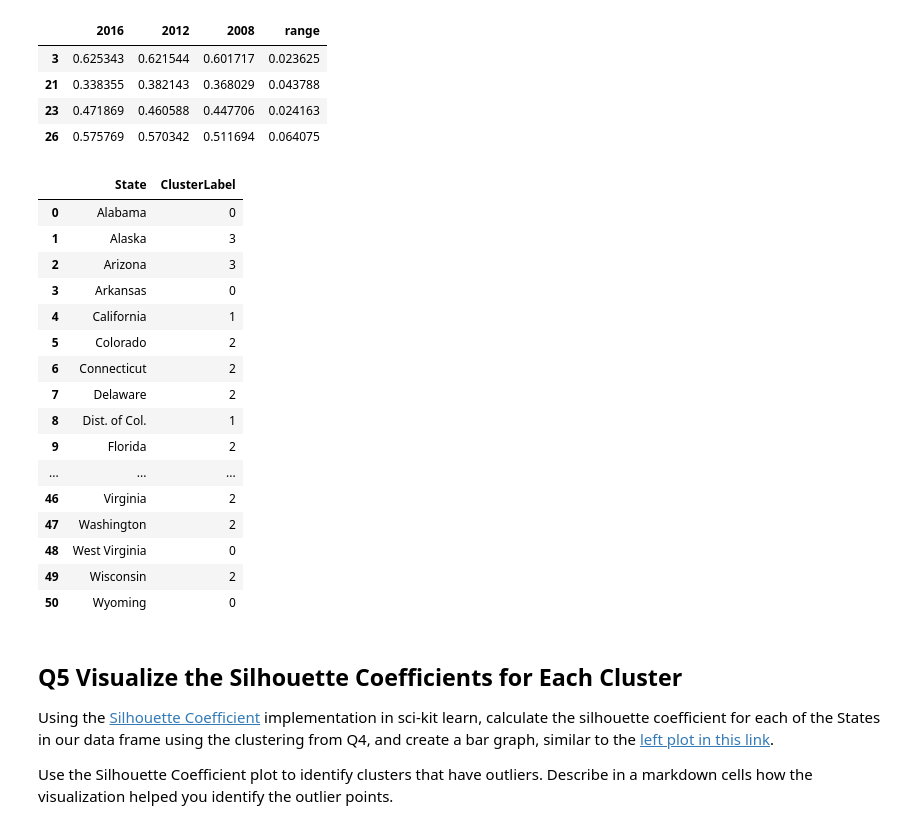
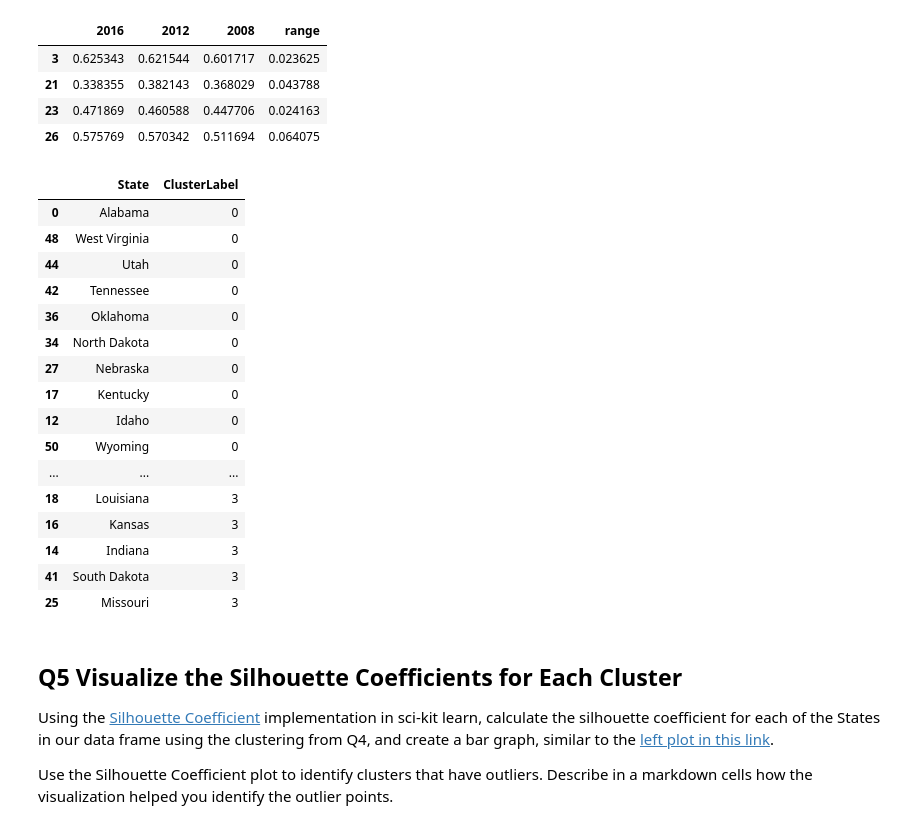
Before and after one commit to BictorFonseca/DataAnalysis, a Jupyter notebook: CS329E_HW11.ipynb, the cells around one changed output. Cells and saved outputs as stored; diff of their text form; code cells hidden in the pictures.

```diff
--- a/CS329E_HW11.ipynb
+++ b/CS329E_HW11.ipynb
@@ -168,25 +172,25 @@ labels
 df_X['ClusterLabel']=labels
 df_X['State']=s_states
 # %%
-df_X[['State', 'ClusterLabel']]
+df_X[['State', 'ClusterLabel']].sort_values(by='ClusterLabel')
 # %% [output]
 |  | State | ClusterLabel |
 | 0 | Alabama | 0 |
-| 1 | Alaska | 3 |
-| 2 | Arizona | 3 |
-| 3 | Arkansas | 0 |
-| 4 | California | 1 |
-| 5 | Colorado | 2 |
-| 6 | Connecticut | 2 |
-| 7 | Delaware | 2 |
-| 8 | Dist. of Col. | 1 |
-| 9 | Florida | 2 |
+| 48 | West Virginia | 0 |
+| 44 | Utah | 0 |
+| 42 | Tennessee | 0 |
+| 36 | Oklahoma | 0 |
+| 34 | North Dakota | 0 |
+| 27 | Nebraska | 0 |
+| 17 | Kentucky | 0 |
+| 12 | Idaho | 0 |
+| 50 | Wyoming | 0 |
 | ... | ... | ... |
-| 46 | Virginia | 2 |
-| 47 | Washington | 2 |
-| 48 | West Virginia | 0 |
-| 49 | Wisconsin | 2 |
-| 50 | Wyoming | 0 |
+| 18 | Louisiana | 3 |
+| 16 | Kansas | 3 |
+| 14 | Indiana | 3 |
+| 41 | South Dakota | 3 |
+| 25 | Missouri | 3 |
 # %% [markdown]
 ## Q5 Visualize the Silhouette Coefficients for Each Cluster
 
```
Also changed, not shown: parts of 5 cells of this notebook.
